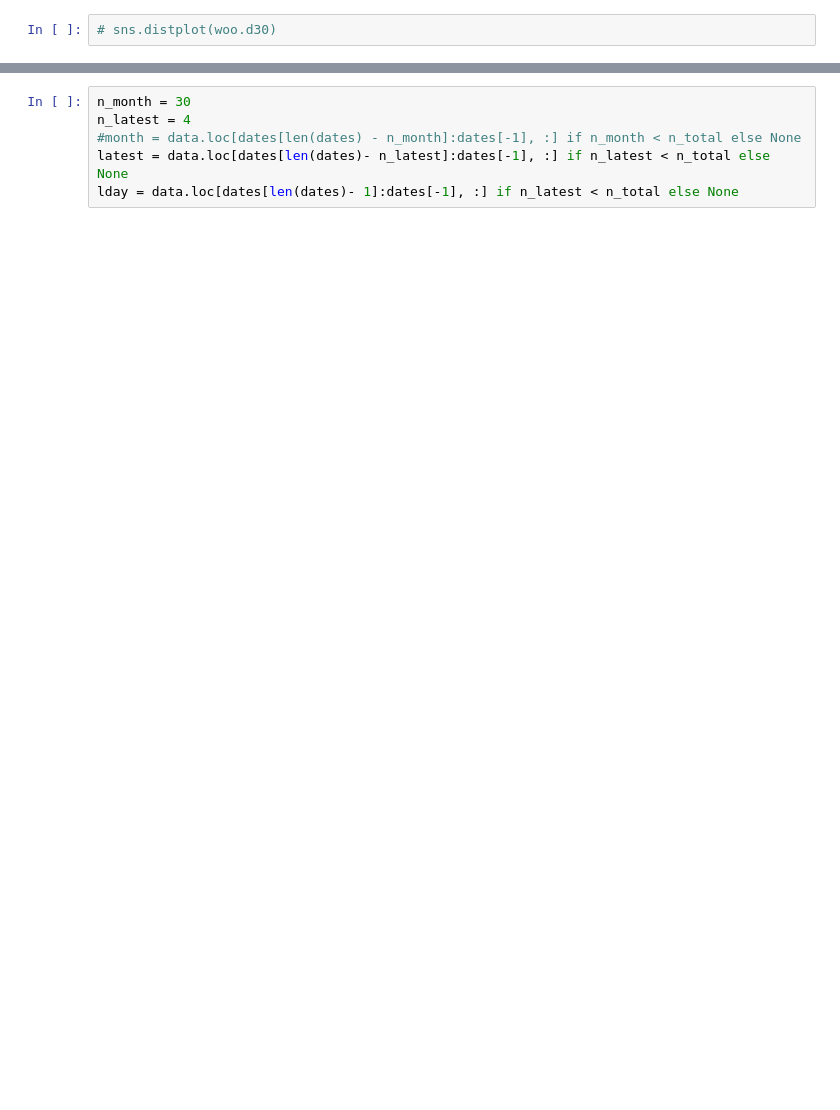
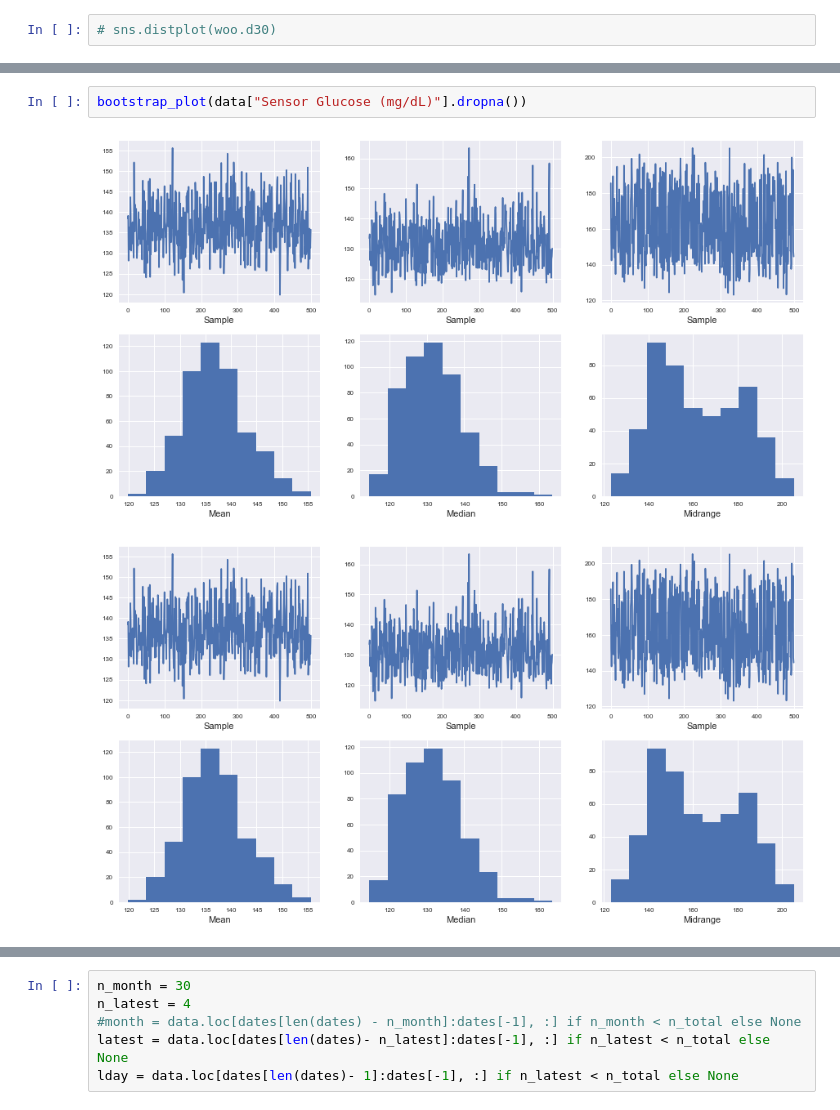
Before and after one commit to gmagannaDevelop/Diabetes-Analysis, a Jupyter notebook: Trend_Descriptive.ipynb, the cells around one changed output, grey strips where cells are left out. Drawn from its saved outputs; the diff is of its cells as text; blank space fills up the shorter version.

```diff
--- a/Trend_Descriptive.ipynb
+++ b/Trend_Descriptive.ipynb
@@ -340,3 +322,8 @@ dist_plot(data["Sensor Glucose (mg/dL)"])
+# %%
+bootstrap_plot(data["Sensor Glucose (mg/dL)"].dropna())
+# %% [output]
+[figure, added]
+[figure, added]
 # %%
 comparative_hba1c_plot(data, kind="mean")
 # %% [output]
```
Also changed, not shown: parts of 48 cells of this notebook, 3 other files.
